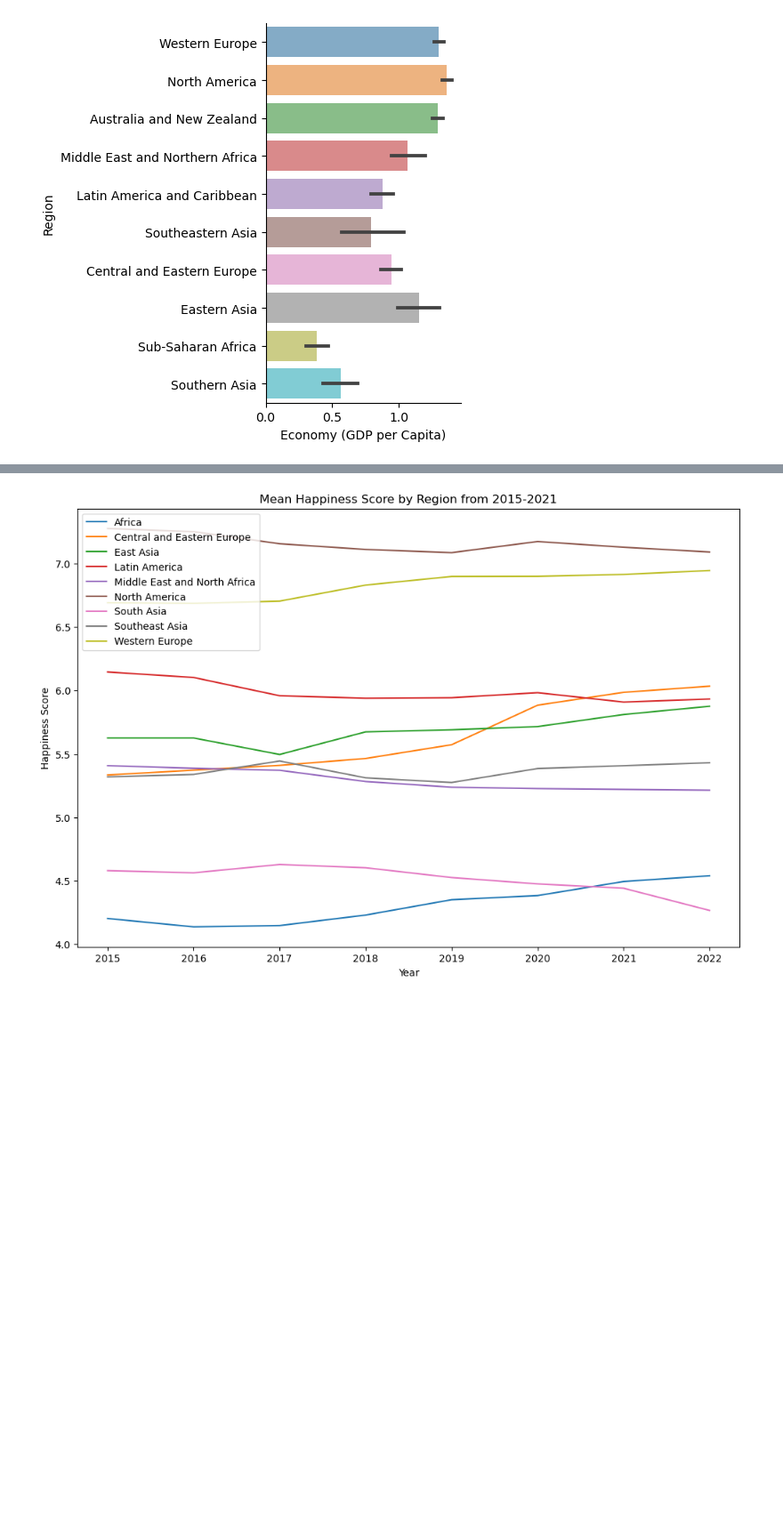
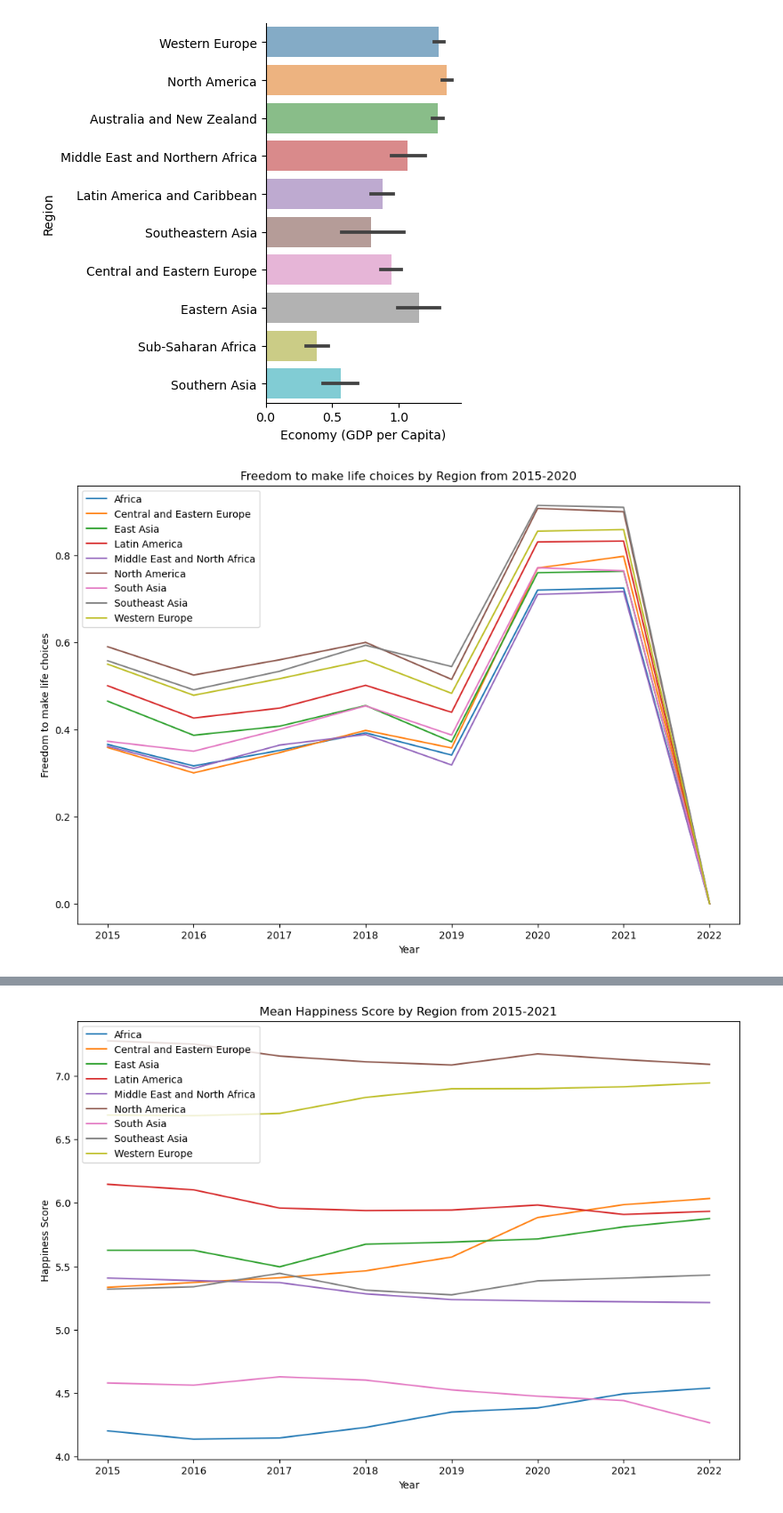
Before and after one commit to ubco-W2022T2-data301/project-group-group100, a Jupyter notebook: analysis/analysis2.ipynb, the cells around one changed output, grey strips where cells are left out. Shown at 89% size. Cells and saved outputs as stored; diff of their text form; code cells hidden in the pictures; blank space fills up the shorter version.

```diff
--- a/analysis/analysis2.ipynb
+++ b/analysis/analysis2.ipynb
@@ -66,6 +66,54 @@ sns.catplot(x='Economy (GDP per Capita)', y='Region', data=data, kind="bar", alp
 plt.show()
 # %% [output]
 [figure]
+# %%
+# Create a dictionary to map similar regions together
+region_dict = {
+    'Southern Asia': 'South Asia',
+    'Middle East and Northern Africa': 'Middle East and North Africa',
+    'Sub-Saharan Africa': 'Africa',
+    'Latin America and Caribbean': 'Latin America',
+    'Commonwealth of Independent States': 'CIS',
+    'Australia and New Zealand': 'ANZ',
+    'North America and ANZ': 'North America',
+    'Southeastern Asia': 'Southeast Asia',
+    'Eastern Asia': 'East Asia'
+}
+
+# Replace the incorrect region spellings with the correct ones
+DataAllRegion['Region'] = DataAllRegion['Region'].replace(region_dict)
+
+# Drop rows containing 'ANZ' or 'CIS' in the 'Region' column
+DataAllRegion = DataAllRegion[~DataAllRegion['Region'].isin(['ANZ', 'CIS'])]
+
+# Replace any other regions with the appropriate values using region_dict
+DataAllRegion.loc[:, 'Region'] = DataAllRegion['Region'].replace(region_dict)
+
+# Create a new dataframe with region-wise average happiness score for each year
+region_data = DataAllRegion.groupby(['Year', 'Region'])['Freedom to make life choices'].mean().reset_index()
+
+# Plot the data
+fig, ax = plt.subplots(figsize=(12, 8))
+
+for region in region_data['Region'].unique():
+    # Get the data for the current region
+    region_subset = region_data[region_data['Region'] == region]
+    # Plot the region's data
+    ax.plot(region_subset['Year'], region_subset['Freedom to make life choices'], label=region)
+
+# Set the axis labels and title
+ax.set_xlabel('Year')
+ax.set_ylabel('Freedom to make life choices')
+ax.set_title('Freedom to make life choices by Region from 2015-2020')
+
+# Add a legend
+ax.legend()
+plt.legend(bbox_to_anchor=(0, 1), loc='upper left')
+
+# Show the plot
+plt.show()
+# %% [output]
+[figure, added]
 # %%
 # Load the world map data
 world = gpd.read_file(gpd.datasets.get_path('naturalearth_lowres'))
```
Also changed, not shown: parts of 3 cells of this notebook.
